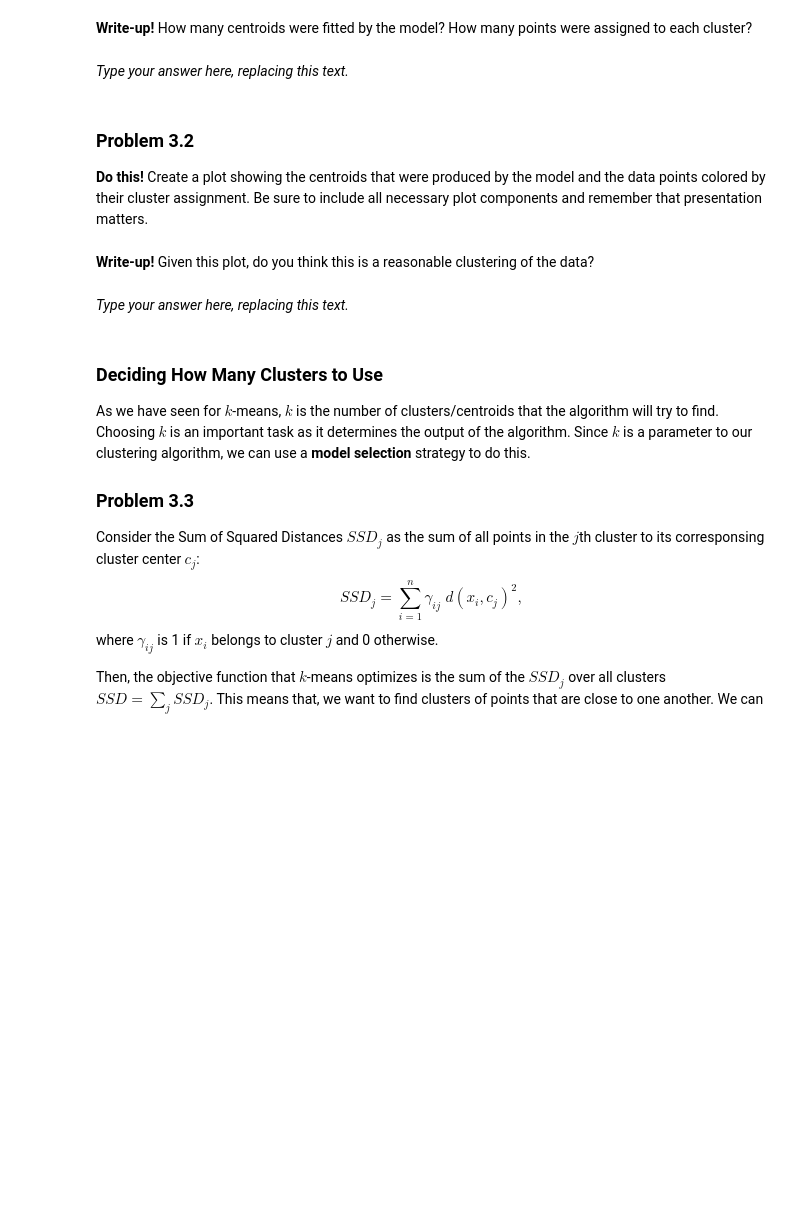
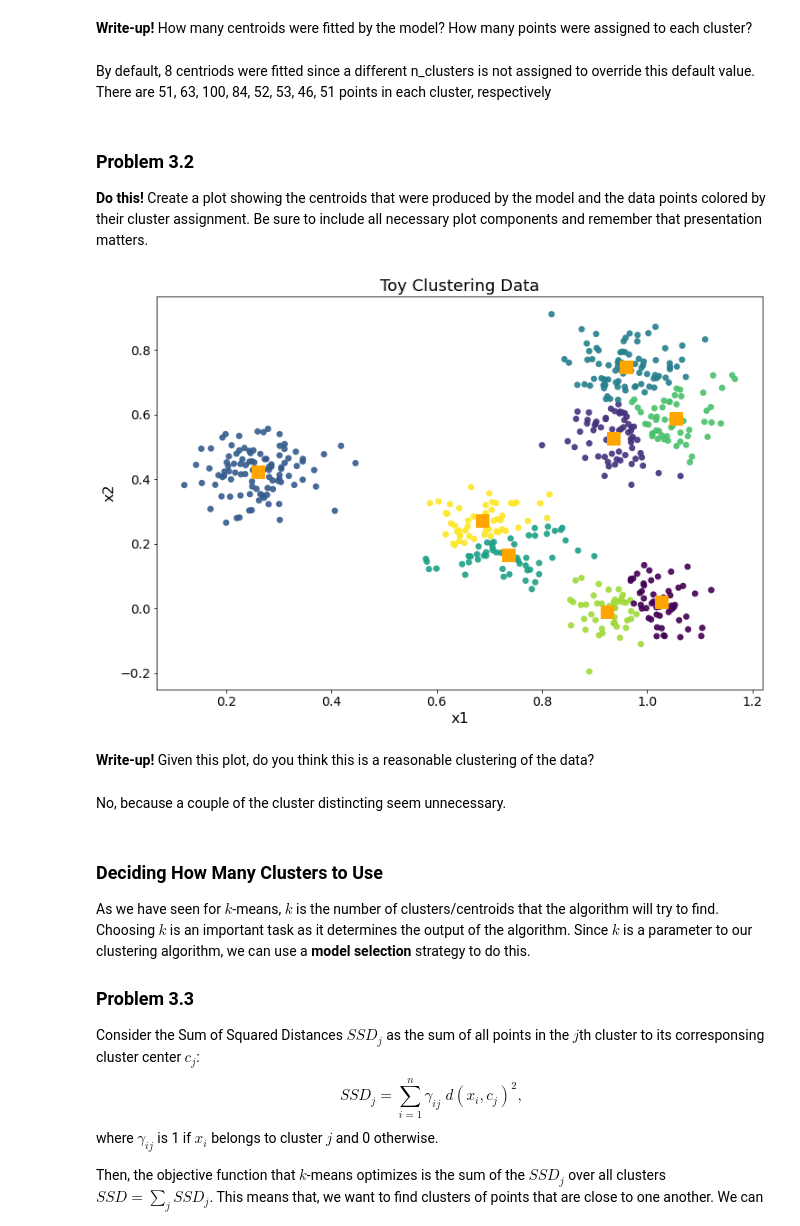
Before and after one commit to asalpert/k-Means-with-graphs, a Jupyter notebook: hw7.ipynb, the cells around one changed output. Saved outputs shown, nothing was run; the diff lists cells and outputs as text; code cells hidden in the pictures; blank space fills up the shorter version.

```diff
--- a/hw7.ipynb
+++ b/hw7.ipynb
@@ -140,0 +160,6 @@ toy_centroids = ...
+# %%
+toy_model = KMeans(random_state=11)
+toy_assignments = toy_model.fit(X).labels_
+toy_centroids = toy_model.fit(X).cluster_centers_
+
+np.unique(toy_assignments, return_counts=True)
@@ -144,8 +174,8 @@ grader.check("q3ai")
 <!-- BEGIN QUESTION -->
 
 **Write-up!** How many centroids were fitted by the model? How many points were assigned to each cluster?
-# %% [markdown]
-_Type your answer here, replacing this text._
+# %% [markdown]
+By default, 8 centriods were fitted since a different n_clusters is not assigned to override this default value. There are 51,  63, 100,  84,  52,  53,  46,  51 points in each cluster, respectively
 # %% [markdown]
 <!-- END QUESTION -->
 
@@ -159,11 +187,15 @@ _Type your answer here, replacing this text._
+# %%
+plot_kmeans(X, toy_centroids, assignments=toy_assignments)
+# %% [output]
+[figure, added]
 # %% [markdown]
 <!-- END QUESTION -->
 
 <!-- BEGIN QUESTION -->
 
 **Write-up!** Given this plot, do you think this is a reasonable clustering of the data?
-# %% [markdown]
-_Type your answer here, replacing this text._
+# %% [markdown]
+No, because a couple of the cluster distincting seem unnecessary.
 # %% [markdown]
 <!-- END QUESTION -->
 
```
Also changed, not shown: parts of 51 cells of this notebook.
